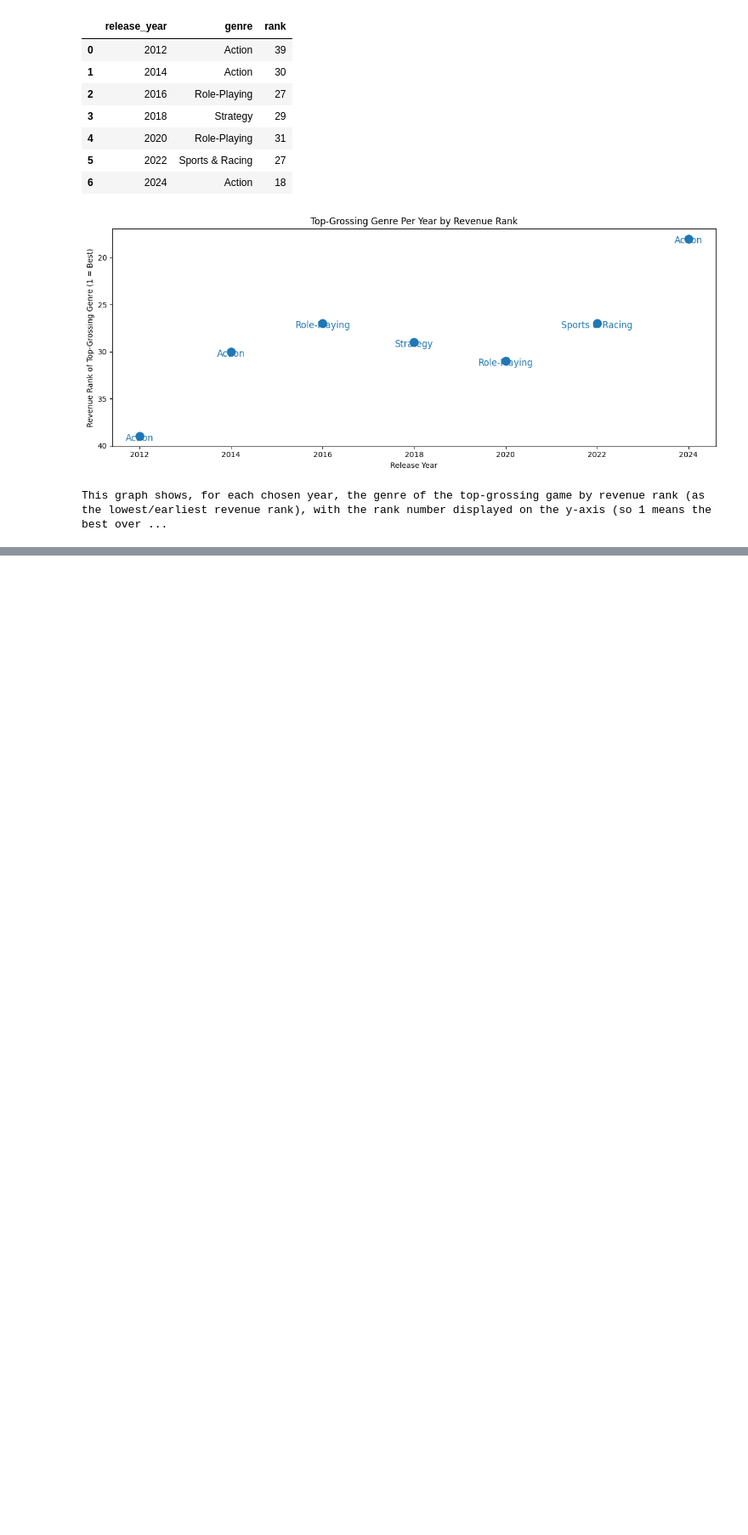
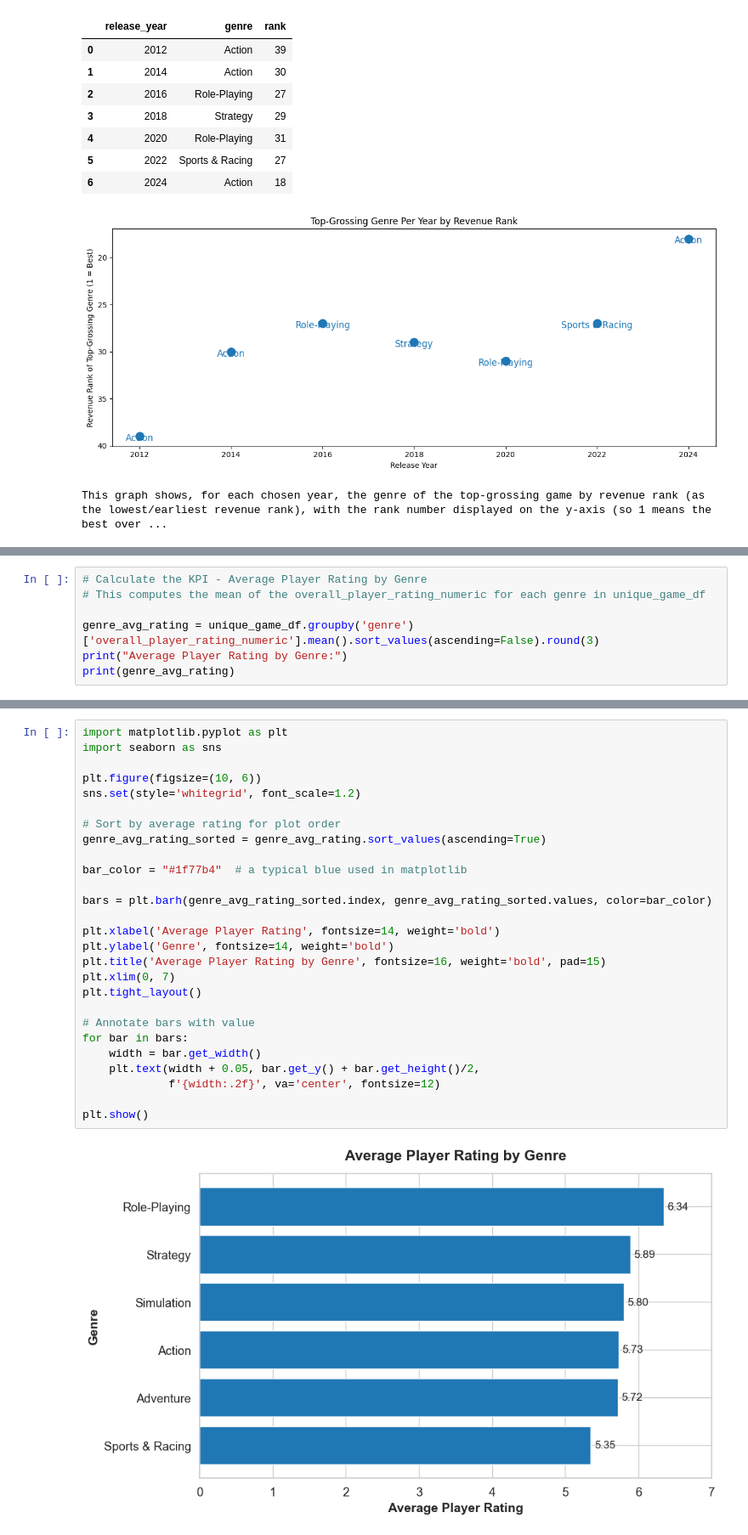
Before and after one commit to OfirBH/Steam_Final_Project, a Jupyter notebook: steam_final_project.ipynb, the cells around one changed output, grey strips where cells are left out. Shown at 85% size. Cells and saved outputs as stored; diff of their text form; blank space fills up the shorter version.

```diff
--- a/steam_final_project.ipynb
+++ b/steam_final_project.ipynb
@@ -2485,0 +2597,7 @@ This graph shows, for each chosen year, the genre of the top-grossing game by re
+# %%
+# Calculate the KPI - Average Player Rating by Genre
+# This computes the mean of the overall_player_rating_numeric for each genre in unique_game_df
+
+genre_avg_rating = unique_game_df.groupby('genre')['overall_player_rating_numeric'].mean().sort_values(ascending=False).round(3)
+print("Average Player Rating by Genre:")
+print(genre_avg_rating)
@@ -2485,0 +2614,29 @@ This graph shows, for each chosen year, the genre of the top-grossing game by re
+# %%
+import matplotlib.pyplot as plt
+import seaborn as sns
+
+plt.figure(figsize=(10, 6))
+sns.set(style='whitegrid', font_scale=1.2)
+
+# Sort by average rating for plot order
+genre_avg_rating_sorted = genre_avg_rating.sort_values(ascending=True)
+
+bar_color = "#1f77b4"  # a typical blue used in matplotlib
+
+bars = plt.barh(genre_avg_rating_sorted.index, genre_avg_rating_sorted.values, color=bar_color)
+
+plt.xlabel('Average Player Rating', fontsize=14, weight='bold')
+plt.ylabel('Genre', fontsize=14, weight='bold')
+plt.title('Average Player Rating by Genre', fontsize=16, weight='bold', pad=15)
+plt.xlim(0, 7)
+plt.tight_layout()
+
+# Annotate bars with value
+for bar in bars:
+    width = bar.get_width()
+    plt.text(width + 0.05, bar.get_y() + bar.get_height()/2,
+             f'{width:.2f}', va='center', fontsize=12)
+
+plt.show()
+# %% [output]
+[figure, added]
```
Also changed, not shown: parts of 39 cells of this notebook.
